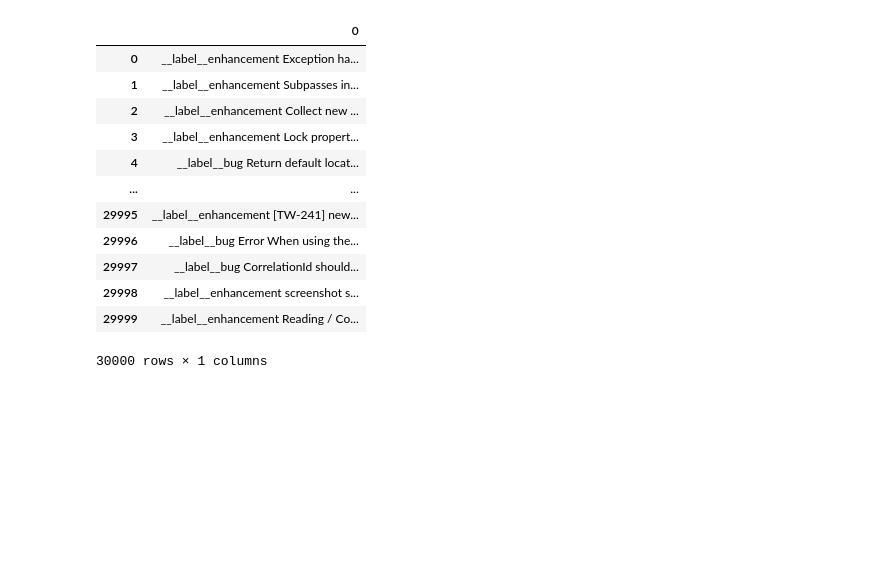
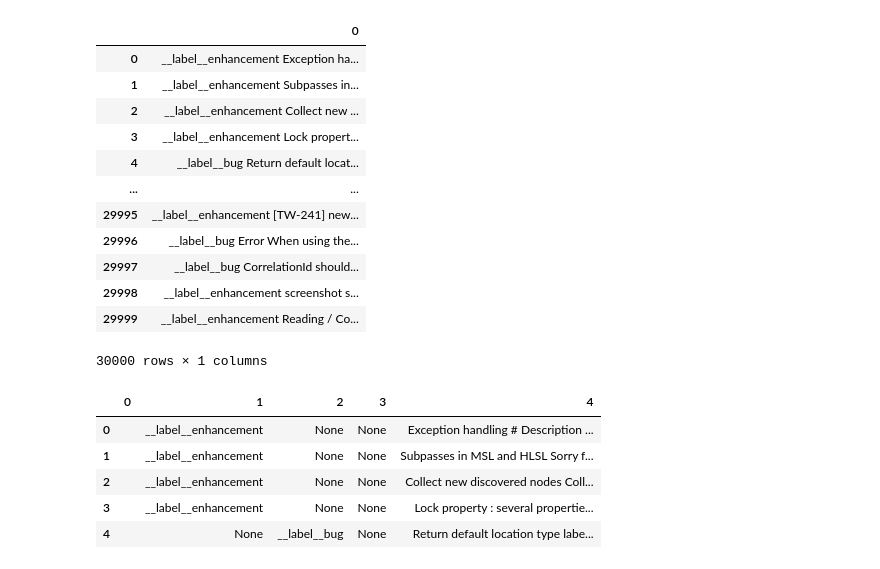
Before and after one commit to IvanLauLinTiong/IntelliLabel, a Jupyter notebook: prepare_dataset.ipynb, the cells around one changed output. Saved outputs shown, nothing was run; the diff lists cells and outputs as text; code cells hidden in the pictures; blank space fills up the shorter version.

Commit message:
added prepare dataset implementation

```diff
--- a/prepare_dataset.ipynb
+++ b/prepare_dataset.ipynb
@@ -21,5 +25,5 @@ import pandas as pd
 # %%
-df = pd.read_csv('dataset-labels-top3-30k-real.txt', header=None)
+df = pd.read_csv('./dataset/dataset-labels-top3-30k-real.txt', header=None)
 # %%
 df
 # %% [output]
@@ -36,3 +40,15 @@ df
 | 29998 | __label__enhancement screenshot s... |
 | 29999 | __label__enhancement Reading / Co... |
 30000 rows × 1 columns
+# %%
+# Cleaning the text
+df = df[0].str.split(r'(__label__enhancement)|(__label__bug)|(__label__question)', expand=True)
+# %%
+df.head()
+# %% [output]
+|  | 0 | 1 | 2 | 3 | 4 |
+| 0 |  | __label__enhancement | None | None | Exception handling # Description ... |
+| 1 |  | __label__enhancement | None | None | Subpasses in MSL and HLSL Sorry f... |
+| 2 |  | __label__enhancement | None | None | Collect new discovered nodes Coll... |
+| 3 |  | __label__enhancement | None | None | Lock property : several propertie... |
+| 4 |  | None | __label__bug | None | Return default location type labe... |
```
Also changed, not shown: parts of 23 cells of this notebook, 4 other files.
